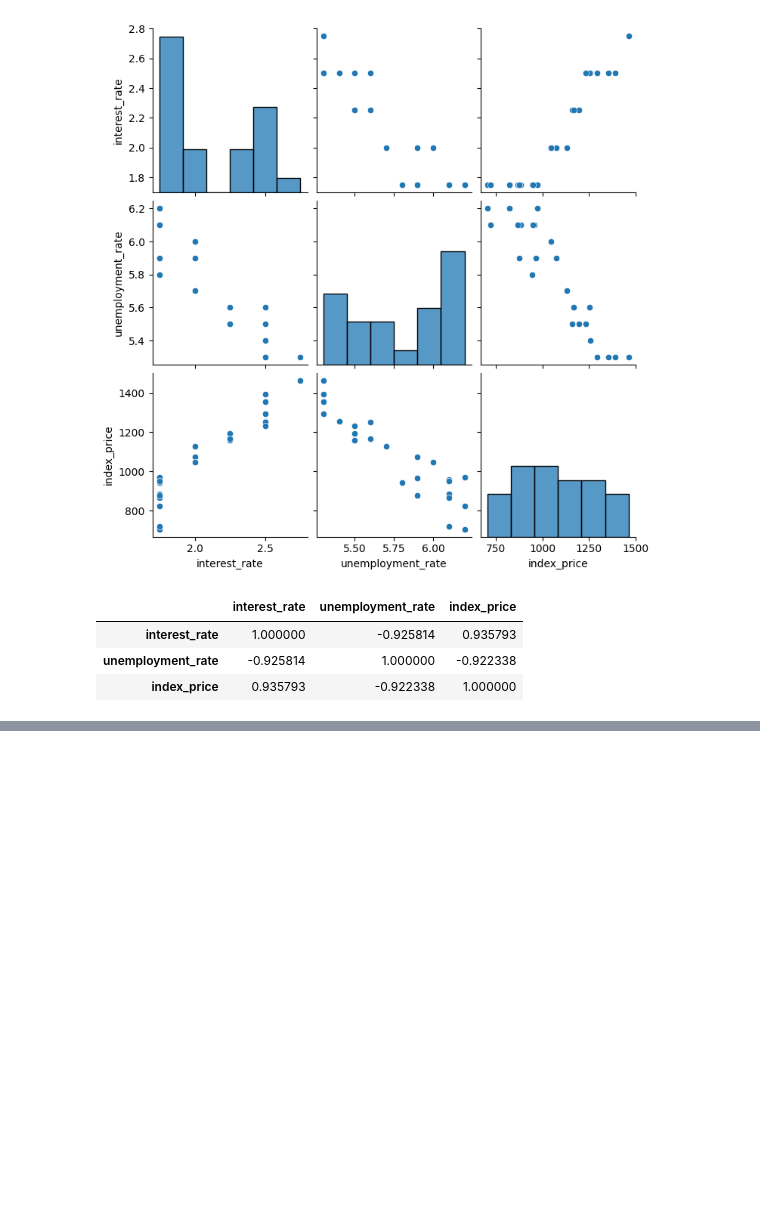
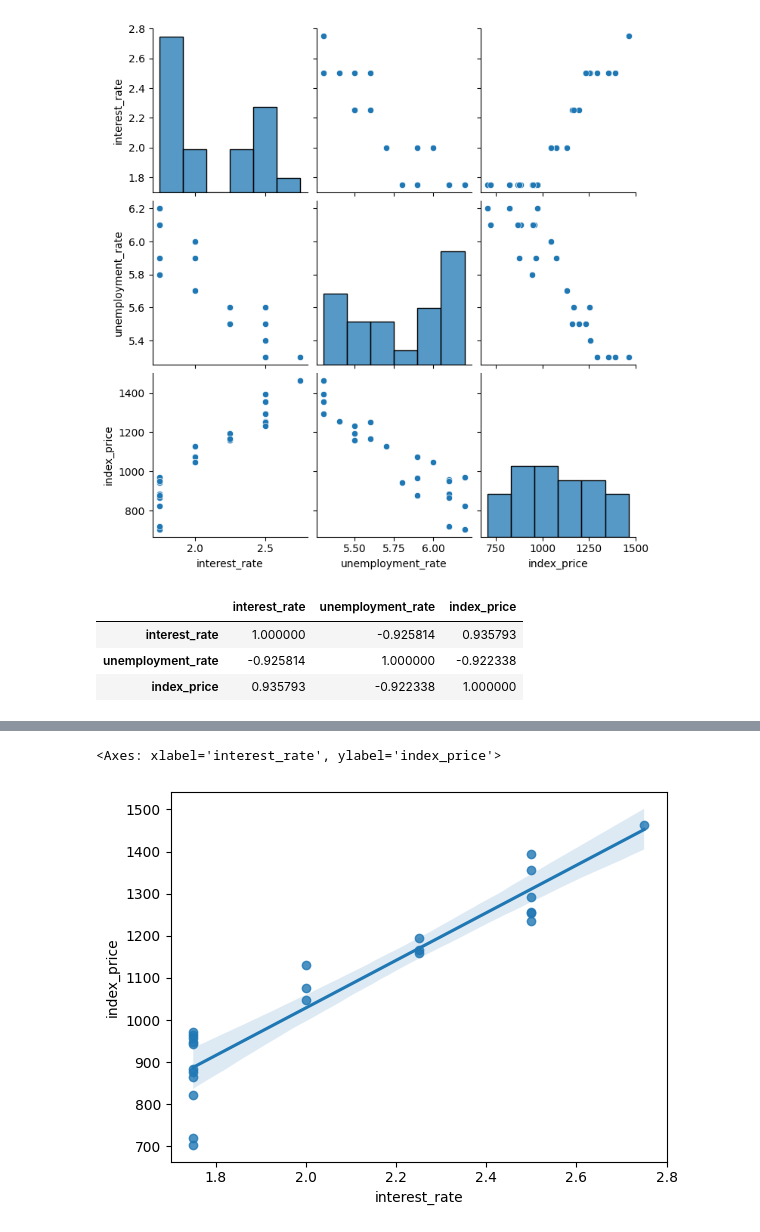
Before and after one commit to Navneet0094/Data-science, a Jupyter notebook: ML Practice/Linear regression/mullinearreg.ipynb, the cells around one changed output, grey strips where cells are left out. Drawn from its saved outputs; the diff is of its cells as text; code cells hidden in the pictures; blank space fills up the shorter version.

Commit message:
multiple linear regression

```diff
--- a/ML Practice/Linear regression/mullinearreg.ipynb
+++ b/ML Practice/Linear regression/mullinearreg.ipynb
@@ -44,0 +113,8 @@ plt.scatter(df[])
+# %%
+# more plots #Plot data and a linear regression fit
+
+sns.regplot(x=df['interest_rate'], y=df['index_price'])
+# sns.regplot(x='interest_rate', y='index_price', data=df) # both are ok
+# %% [output]
+<Axes: xlabel='interest_rate', ylabel='index_price'>
+[figure, added]
```
Also changed, not shown: parts of 34 cells of this notebook.
